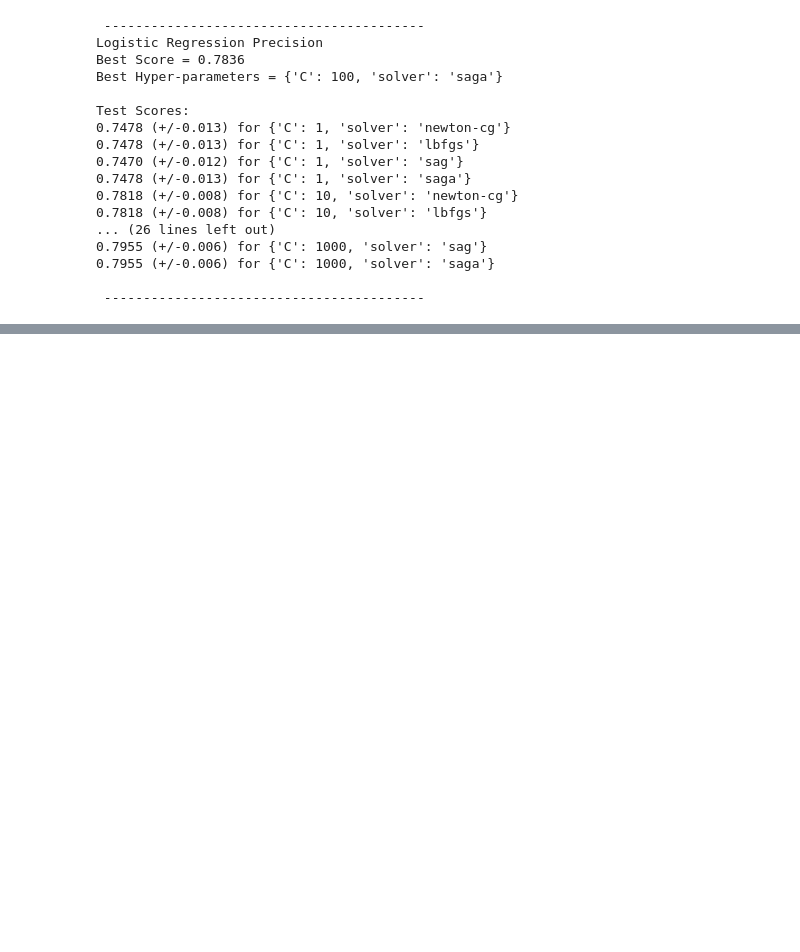
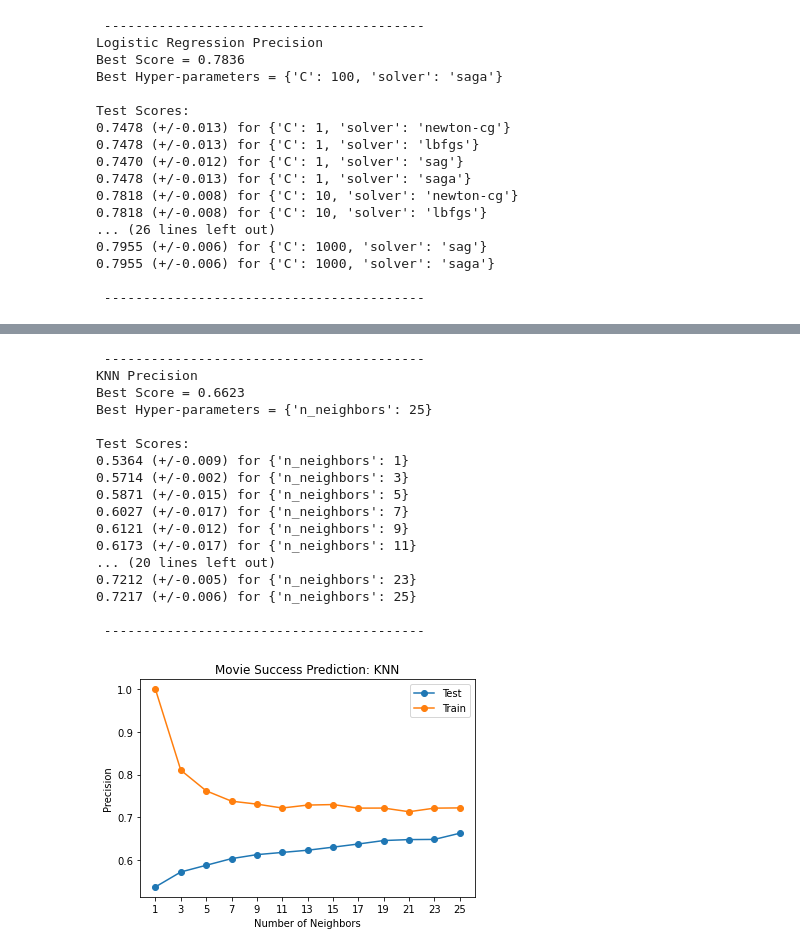
Before and after one commit to Movie-Success-Capstone/Movie-Capstone, a Jupyter notebook: modeling_nick.ipynb, the cells around one changed output, grey strips where cells are left out. Cells and saved outputs as stored; diff of their text form; code cells hidden in the pictures; blank space fills up the shorter version.

```diff
--- a/modeling_nick.ipynb
+++ b/modeling_nick.ipynb
@@ -376,0 +423,46 @@ Test Scores:
+# %%
+# # KNN
+knn = KNeighborsClassifier()
+k_list = list(range(1, 26, 2))
+param_grid = [{'n_neighbors': k_list}]
+
+gs = GridSearchCV(estimator=knn,
+                  param_grid=param_grid,
+                  scoring='precision',
+                  cv=3,
+                  return_train_score=True)
+gs = gs.fit(X_train, y_train)
+print_cv_results(gs, 'KNN Precision')
+
+
+test_means = gs.cv_results_['mean_test_score']
+train_means = gs.cv_results_['mean_train_score']
+
+plt.plot(k_list, test_means, marker='o', label='Test')
+plt.plot(k_list, train_means, marker='o', label='Train')
+plt.xticks(k_list)
+
+plt.title('Movie Success Prediction: KNN')
+plt.ylabel('Precision')
+plt.xlabel('Number of Neighbors')
+plt.legend()
+plt.show()
+# %% [output]
+ -----------------------------------------
+KNN Precision
+Best Score = 0.6623
+Best Hyper-parameters = {'n_neighbors': 25}
+
+Test Scores:
+0.5364 (+/-0.009) for {'n_neighbors': 1}
+0.5714 (+/-0.002) for {'n_neighbors': 3}
+0.5871 (+/-0.015) for {'n_neighbors': 5}
+0.6027 (+/-0.017) for {'n_neighbors': 7}
+0.6121 (+/-0.012) for {'n_neighbors': 9}
+0.6173 (+/-0.017) for {'n_neighbors': 11}
+... (20 lines left out)
+0.7212 (+/-0.005) for {'n_neighbors': 23}
+0.7217 (+/-0.006) for {'n_neighbors': 25}
+
+ -----------------------------------------
+[figure, added]
```
Also changed, not shown: parts of 5 cells of this notebook.
